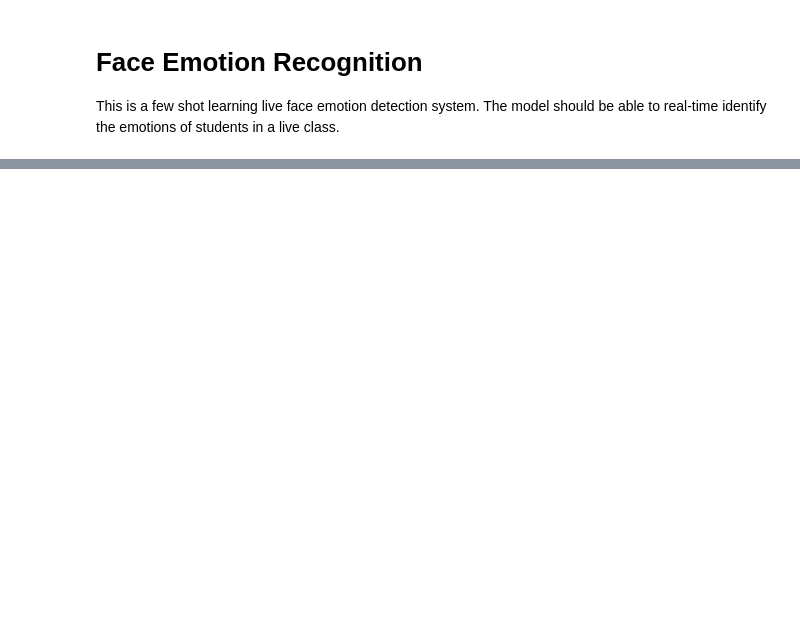
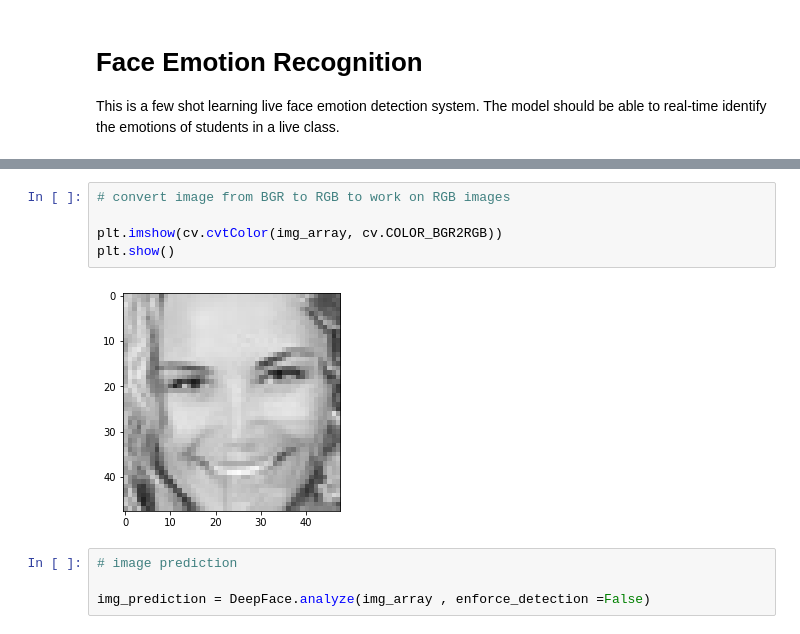
Before and after one commit to Ishansingh438/Face-emotion-recognition, a Jupyter notebook: Ishan_Singh_Face_emotion_recognition.ipynb, the cells around one changed output, grey strips where cells are left out. Saved outputs shown, nothing was run; the diff lists cells and outputs as text; blank space fills up the shorter version.

```diff
--- a/Ishan_Singh_Face_emotion_recognition.ipynb
+++ b/Ishan_Singh_Face_emotion_recognition.ipynb
@@ -601,0 +166,11 @@ plt.show()
+# %%
+# convert image from BGR to RGB to work on RGB images
+
+plt.imshow(cv.cvtColor(img_array, cv.COLOR_BGR2RGB))
+plt.show()
+# %% [output]
+[figure, added]
+# %%
+# image prediction
+
+img_prediction = DeepFace.analyze(img_array , enforce_detection =False)
```
Also changed, not shown: parts of 81 cells of this notebook.
